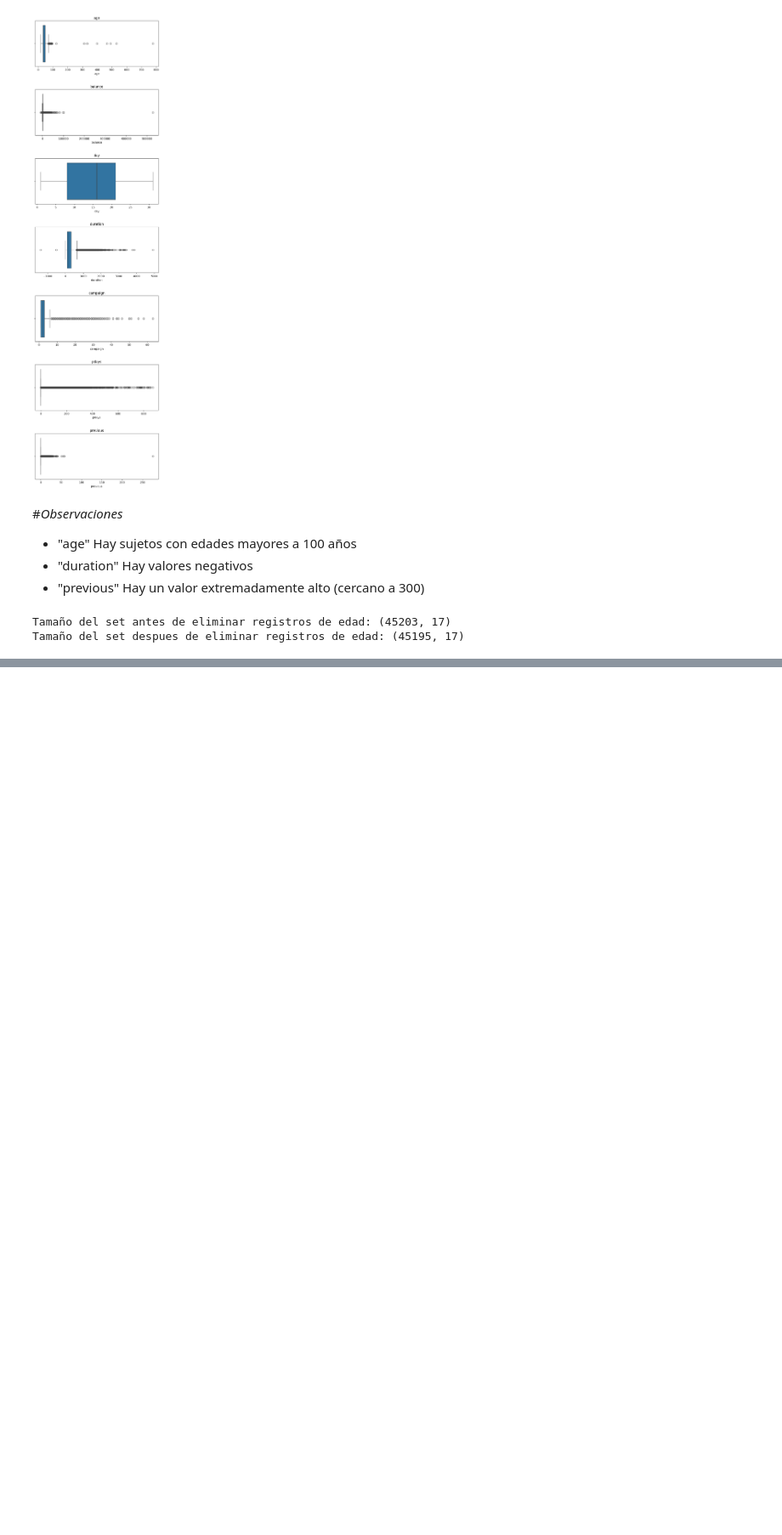
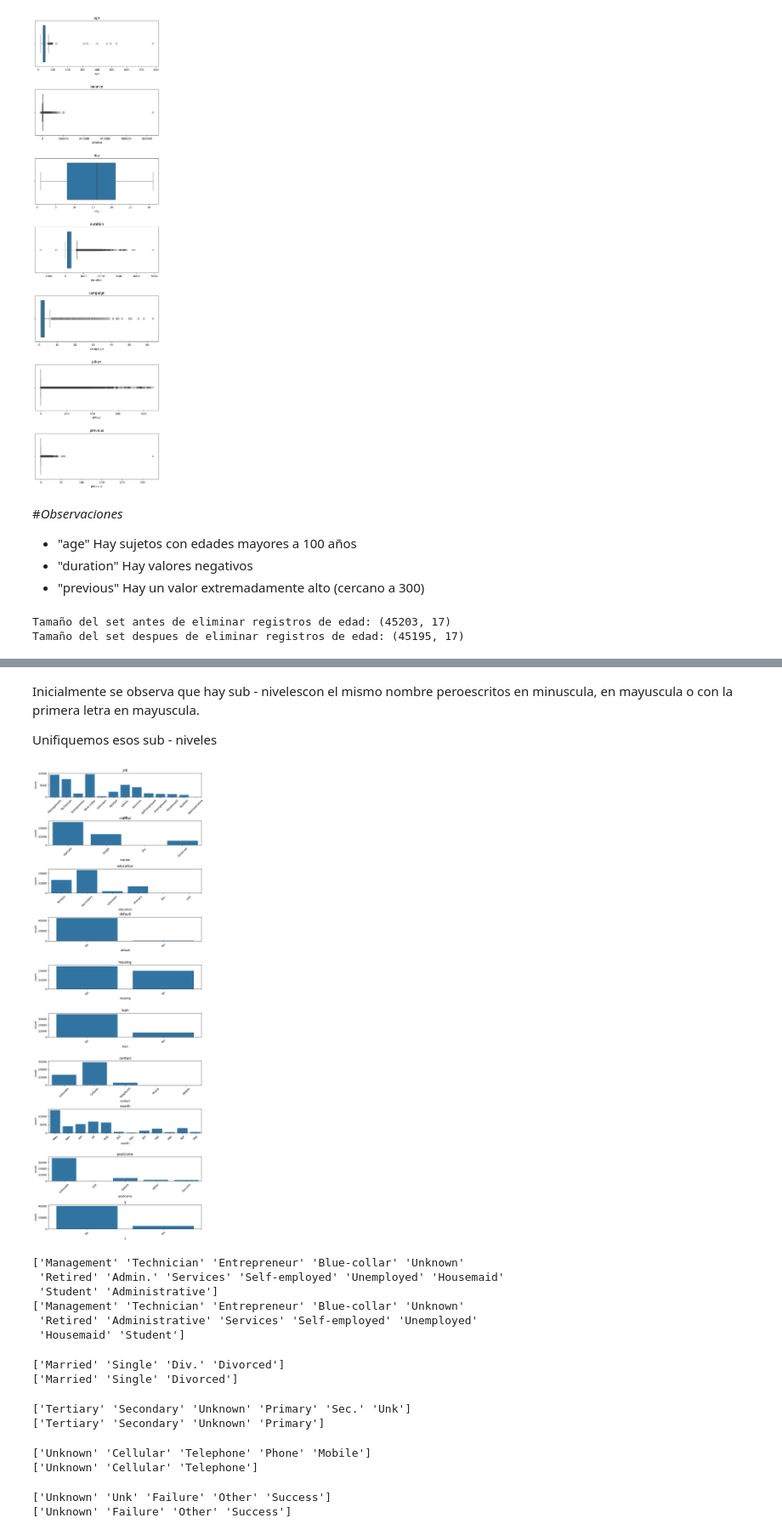
Before and after one commit to CharlieHndz/Talento-Tech-2024-Carlos-Hdez, a Jupyter notebook: Practica_Banco.ipynb, the cells around one changed output, grey strips where cells are left out. Shown at 85% size. Drawn from its saved outputs; the diff is of its cells as text; code cells hidden in the pictures; blank space fills up the shorter version.

```diff
--- a/Practica_Banco.ipynb
+++ b/Practica_Banco.ipynb
@@ -289,0 +328,65 @@ Tamaño del set despues de eliminar registros de edad: (45195, 17)
+# %% [markdown]
+Inicialmente se observa que hay sub - nivelescon el mismo nombre peroescritos en minuscula, en mayuscula o con la primera letra en mayuscula.
+
+Unifiquemos esos sub - niveles
+# %%
+for column in data.columns:
+  # Representar en minusculas solo si la columna es categórica
+  if column in cols_cat:
+    data[column] = data [column].str.capitalize()
+
+fig, ax = plt.subplots(nrows=10, ncols=1, figsize=(10,30))
+fig.subplots_adjust(hspace=1)
+
+for i, col in enumerate(cols_cat):
+    sns.countplot(x=col, data=data, ax=ax[i])
+    ax[i].set_title(col)
+    ax[i].set_xticklabels(ax[i].get_xticklabels(), rotation=45)
+# %% [output]
+[figure, added]
+# %%
+# job unificar Administrative y Admin.
+print (data['job'].unique())
+data['job'] = data['job'].str.replace('Admin.', 'Administrative', regex=False)
+print (data['job'].unique())
+# %% [output]
+['Management' 'Technician' 'Entrepreneur' 'Blue-collar' 'Unknown'
+ 'Retired' 'Admin.' 'Services' 'Self-employed' 'Unemployed' 'Housemaid'
+ 'Student' 'Administrative']
+['Management' 'Technician' 'Entrepreneur' 'Blue-collar' 'Unknown'
+ 'Retired' 'Administrative' 'Services' 'Self-employed' 'Unemployed'
+ 'Housemaid' 'Student']
+# %%
+# marital unificar Divorced y Div.
+print (data['marital'].unique())
+data['marital'] = data['marital'].str.replace('Div.', 'Divorced', regex=False)
+print (data['marital'].unique())
+# %% [output]
+['Married' 'Single' 'Div.' 'Divorced']
+['Married' 'Single' 'Divorced']
+# %%
+# education unificar Secundary y Sec. // education unificar Unknow y Unk
+print (data['education'].unique())
+data['education'] = data['education'].str.replace('Sec.', 'Secondary', regex=False)
+data.loc[data['education'] == 'Unk','education'] = 'Unknown'
+print(data['education'].unique())
+# %% [output]
+['Tertiary' 'Secondary' 'Unknown' 'Primary' 'Sec.' 'Unk']
+['Tertiary' 'Secondary' 'Unknown' 'Primary']
+# %%
+# contac unificar Cellular y Mobile  // contac unificar Telephone y Phone
+print(data['contact'].unique())
+data.loc[data['contact'] == 'Mobile','contact'] = 'Cellular'
+data.loc[data['contact'] == 'Phone','contact'] = 'Telephone'
+print(data['contact'].unique())
+# %% [output]
+['Unknown' 'Cellular' 'Telephone' 'Phone' 'Mobile']
+['Unknown' 'Cellular' 'Telephone']
+# %%
+# poutcome unificar Unknown y Unk
+print(data['poutcome'].unique())
+data.loc[data['poutcome'] == 'Unk', 'poutcome'] = 'Unknown'
+print(data['poutcome'].unique())
+# %% [output]
+['Unknown' 'Unk' 'Failure' 'Other' 'Success']
+['Unknown' 'Failure' 'Other' 'Success']
```
Also changed, not shown: parts of 4 cells of this notebook.
